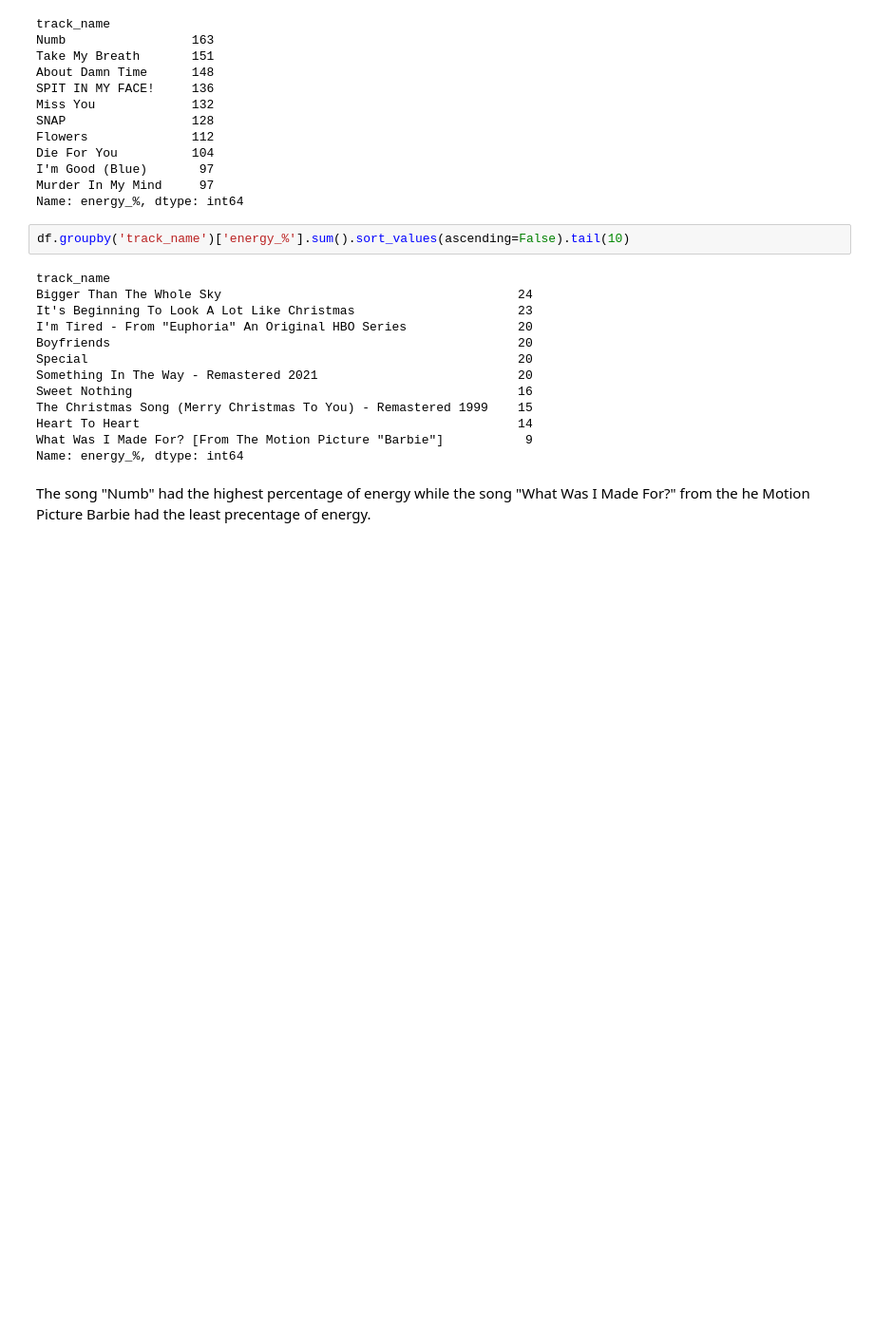
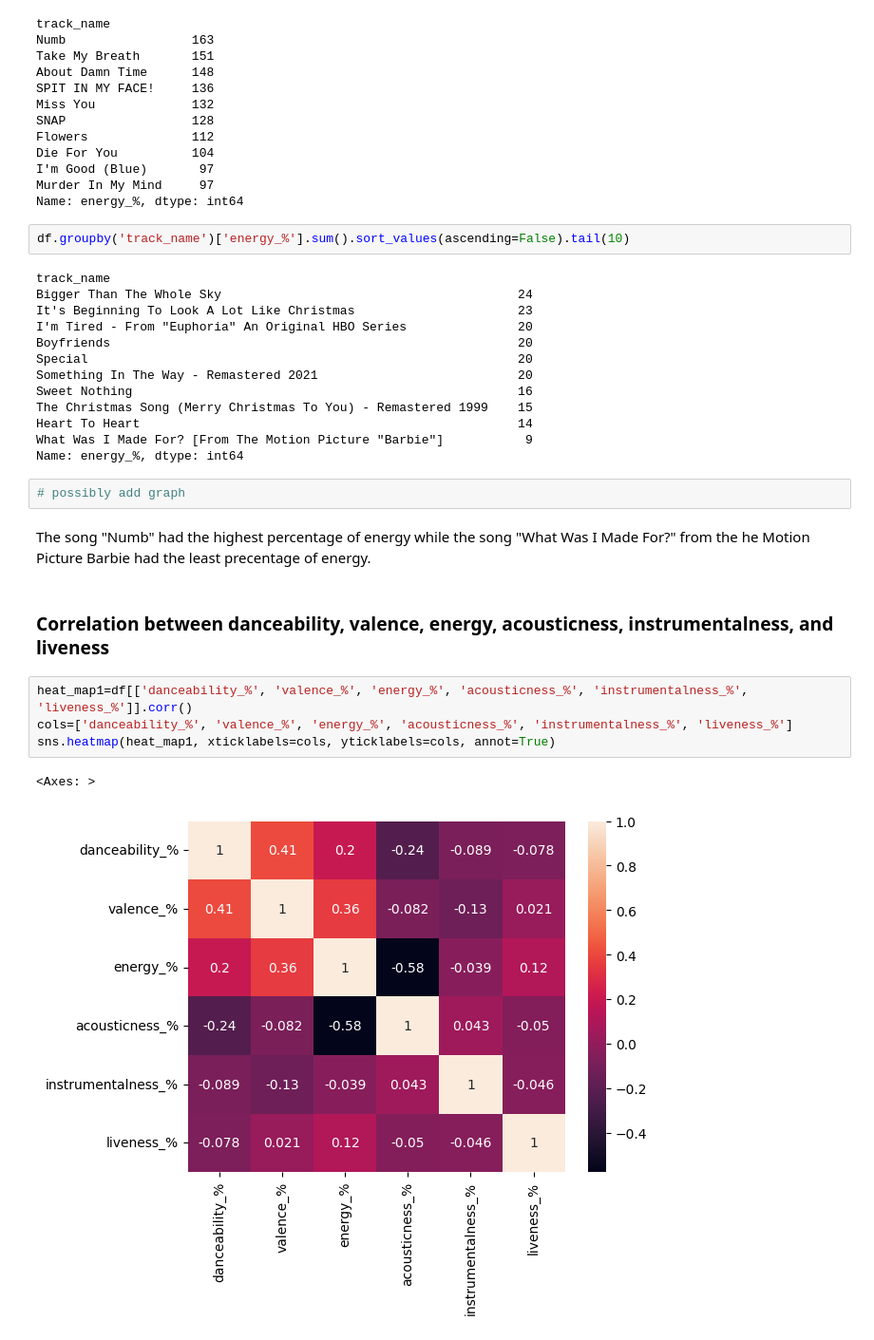
Before and after one commit to Graviton12/TP1_SZM_JBG, a Jupyter notebook: TP1_SZM_JBG.ipynb, the cells around one changed output. Shown at 95% size. Cells and saved outputs as stored; diff of their text form; blank space fills up the shorter version.

```diff
--- a/TP1_SZM_JBG.ipynb
+++ b/TP1_SZM_JBG.ipynb
@@ -321,5 +323,16 @@ The Christmas Song (Merry Christmas To You) - Remastered 1999    15
 Heart To Heart                                                   14
 What Was I Made For? [From The Motion Picture "Barbie"]           9
 Name: energy_%, dtype: int64
+# %%
+# possibly add graph
 # %% [markdown]
 The song "Numb" had the highest percentage of energy while the song "What Was I Made For?" from the he Motion Picture Barbie had the least precentage of energy.
+# %% [markdown]
+### Correlation between danceability, valence, energy, acousticness, instrumentalness,  and liveness
+# %%
+heat_map1=df[['danceability_%', 'valence_%', 'energy_%', 'acousticness_%', 'instrumentalness_%', 'liveness_%']].corr()
+cols=['danceability_%', 'valence_%', 'energy_%', 'acousticness_%', 'instrumentalness_%', 'liveness_%']
+sns.heatmap(heat_map1, xticklabels=cols, yticklabels=cols, annot=True)
+# %% [output]
+<Axes: >
+[figure, added]
```
Also changed, not shown: parts of 11 cells of this notebook.
